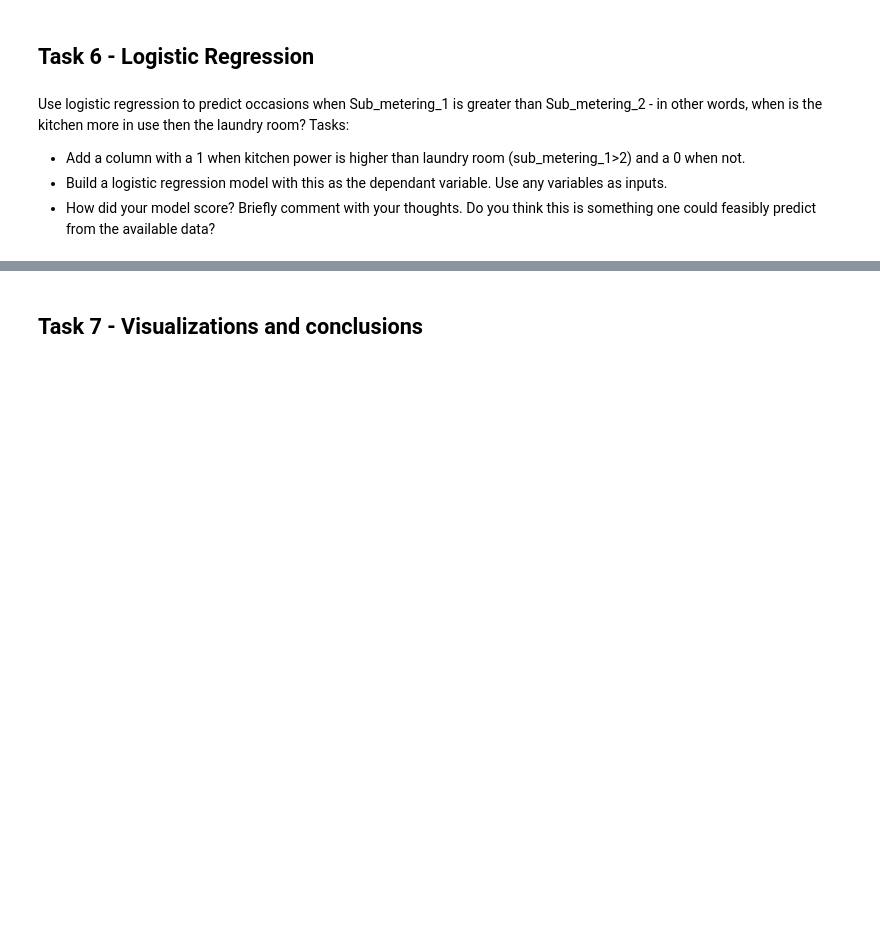
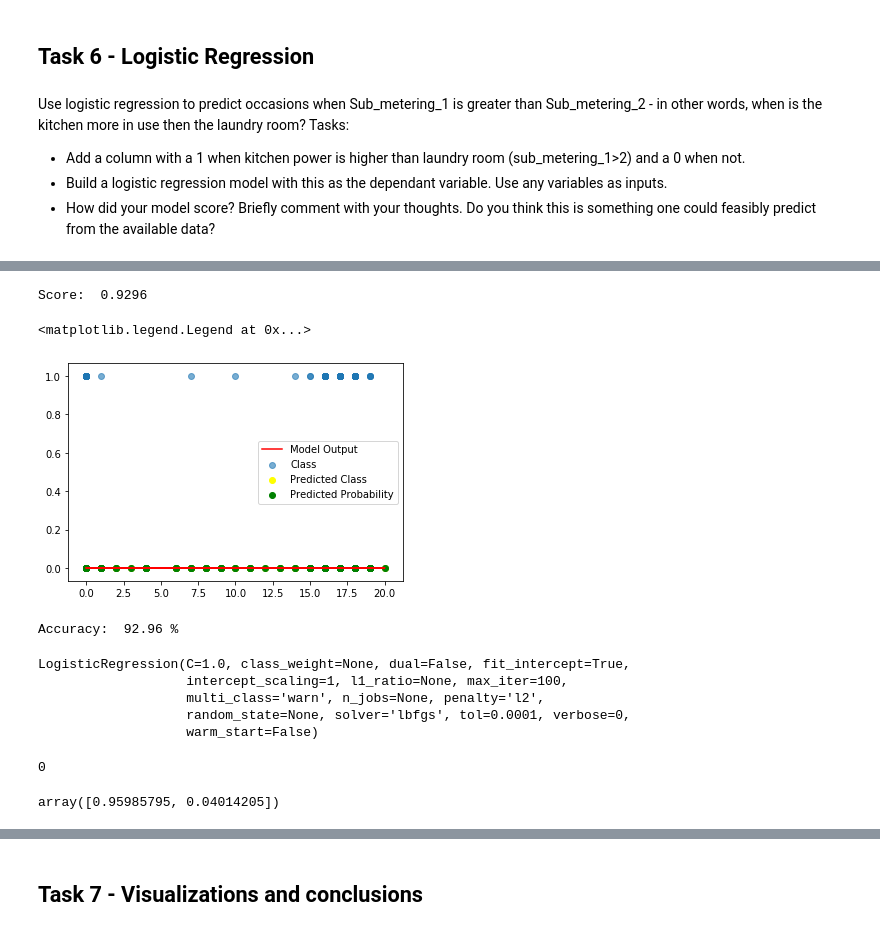
Before and after one commit to RynalddW/DAV_Summative_Assessment, a Jupyter notebook: Git/Dav_Summative_Assesment/dav_sa_summative_assessment.ipynb, the cells around one changed output, grey strips where cells are left out. Cells and saved outputs as stored; diff of their text form; code cells hidden in the pictures; blank space fills up the shorter version.

```diff
--- a/Git/Dav_Summative_Assesment/dav_sa_summative_assessment.ipynb
+++ b/Git/Dav_Summative_Assesment/dav_sa_summative_assessment.ipynb
@@ -592,0 +596,5 @@ Tasks:
+# %%
+#Adding a new column and populating with 1 when Kitchen power is higher then Laundry room and 0 if else
+
+df_small['Kitchpower'] = np.where((df_small['Sub_metering_1'] > df_small['Sub_metering_2']),[1],[0])
+df_small.head()
@@ -592,0 +608,46 @@ Tasks:
+# %%
+INPUT = df_small[['Sub_metering_3']].values #Create an array of inputs
+
+#Model using logistic regression
+model = linear_model.LogisticRegression()
+model.fit(X = INPUT,y =  df_small.Kitchpower)
+
+# Modelshave a score method, but it's different depending on the type of model. In the case of logistic regression
+# the score is the mean accuracy - how often it gets it right
+print("Score: ", model.score(INPUT, df_small.Kitchpower))
+# %% [output]
+Score:  0.9296
+# %%
+plt.scatter(INPUT, df_small.Kitchpower, alpha=0.6, label='Class') # Plot the data (looking just at input 1)
+plt.plot(INPUT, model.predict(INPUT), label='Model Output', c='Red') # Plot the predictions
+plt.scatter(INPUT, [int(p>0.5) for p in model.predict(INPUT)], label='Predicted Class', c='yellow') # Plot the predictions
+plt.scatter(INPUT, model.predict(INPUT).clip(0, 1), label='Predicted Probability', c='green') # Plot the predictions
+plt.legend()
+# %% [output]
+<matplotlib.legend.Legend at 0x...>
+[figure, added]
+# %%
+#Having a look at the accuracy score of our model - this is at 92.96 % accurate for Logistic Regression using linear functions
+true_values = df_small.Kitchpower
+predicted_class = [int(p>0.5) for p in model.predict(INPUT)]
+print('Accuracy: ', accuracy_score(true_values, predicted_class)*100, '%')
+# %% [output]
+Accuracy:  92.96 %
+# %%
+# Create and fit the model for LogistRegression
+logistic_model = LogisticRegression(solver='lbfgs')
+logistic_model.fit(INPUT, df_small.Kitchpower)
+# %% [output]
+LogisticRegression(C=1.0, class_weight=None, dual=False, fit_intercept=True,
+                   intercept_scaling=1, l1_ratio=None, max_iter=100,
+                   multi_class='warn', n_jobs=None, penalty='l2',
+                   random_state=None, solver='lbfgs', tol=0.0001, verbose=0,
+                   warm_start=False)
+# %%
+logistic_model.predict([[0.3]])[0] # The predicted class is returned by .predict()
+# %% [output]
+0
+# %%
+logistic_model.predict_proba([[0.3]])[0] # predict_proba() gives us the probabilities for each class
+# %% [output]
+array([0.95985795, 0.04014205])
```
Also changed, not shown: parts of 18 cells of this notebook.
